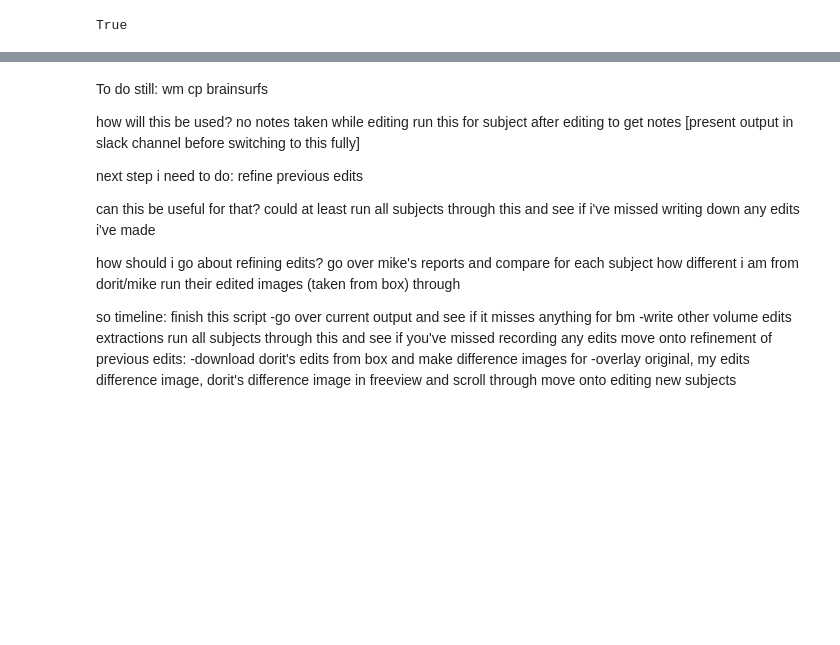
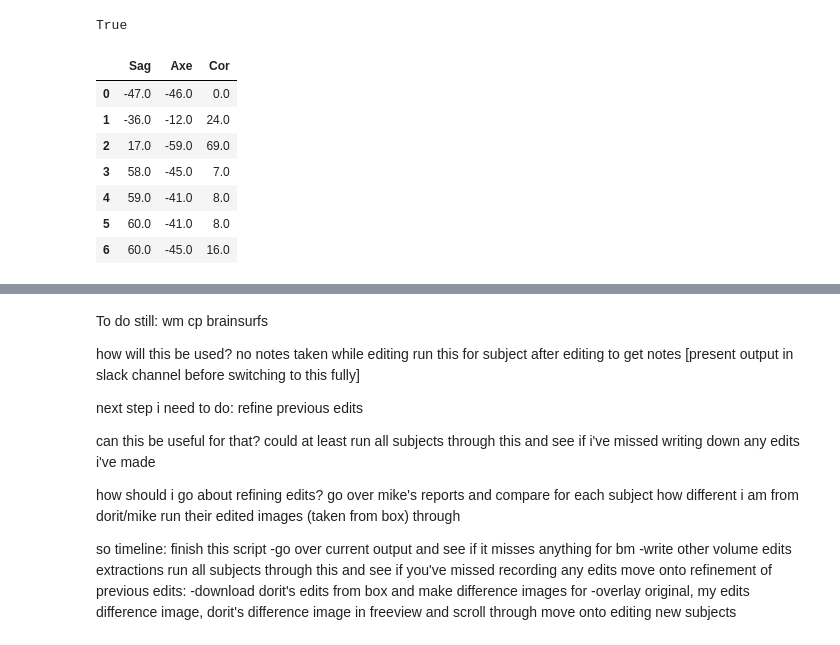
Before and after one commit to zenkavi/ConteQC, a Jupyter notebook: sandbox.ipynb, the cells around one changed output, grey strips where cells are left out. Drawn from its saved outputs; the diff is of its cells as text; code cells hidden in the pictures; blank space fills up the shorter version.

```diff
--- a/sandbox.ipynb
+++ b/sandbox.ipynb
@@ -136,11 +136,24 @@ path.isfile(path.join(editp,'tmp/%s')%(vol))
 # %% [output]
 True
 # %%
+cp_fname = path.join(editp,'tmp/%s')%(vol)
 cps = []
-with open(fname, 'r') as fd:
+with open(cp_fname, 'r') as fd:
     for line in fd:
         line = line.strip()
         vals = line.split(' ')
         if len(vals) == 3:
             cps.append(vals)
 cps = np.array(cps, dtype=np.float)
+# %%
+cps = pd.DataFrame(cps).rename(columns={0: "Sag", 1: "Axe", 2: "Cor"})
+cps
+# %% [output]
+|  | Sag | Axe | Cor |
+| 0 | -47.0 | -46.0 | 0.0 |
+| 1 | -36.0 | -12.0 | 24.0 |
+| 2 | 17.0 | -59.0 | 69.0 |
+| 3 | 58.0 | -45.0 | 7.0 |
+| 4 | 59.0 | -41.0 | 8.0 |
+| 5 | 60.0 | -41.0 | 8.0 |
+| 6 | 60.0 | -45.0 | 16.0 |
```
Also changed, not shown: parts of 2 cells of this notebook, 1 other file.
